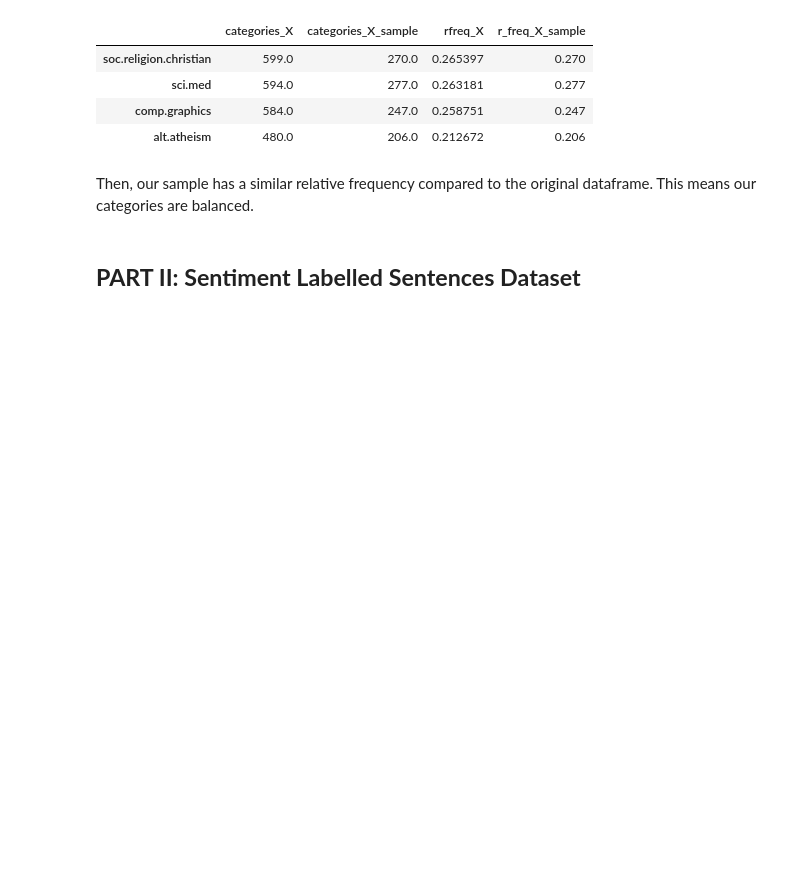
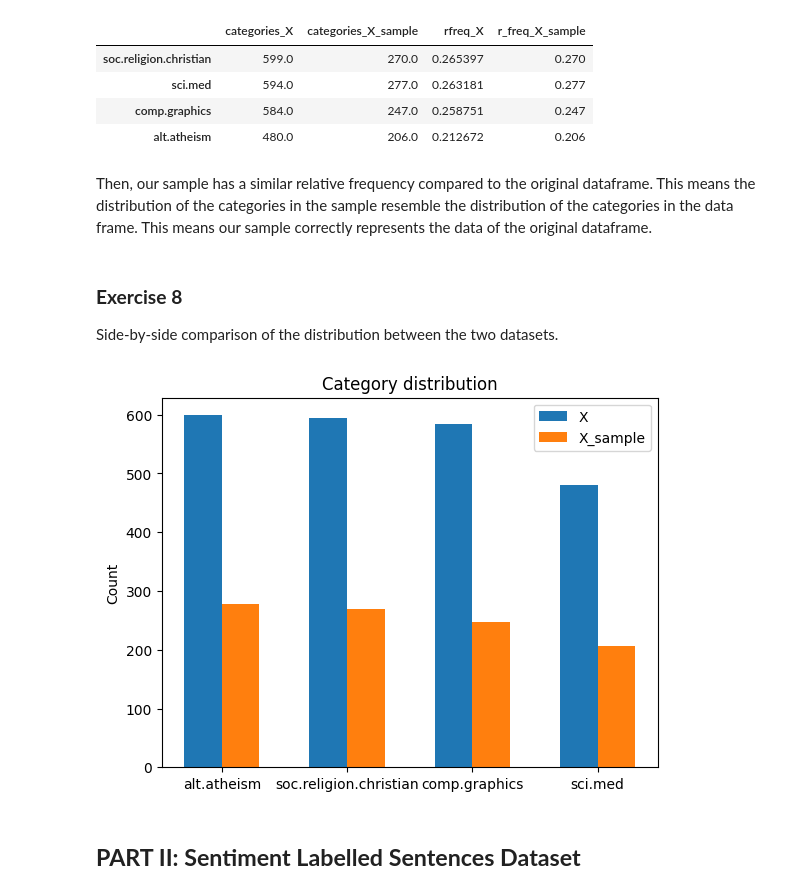
Before and after one commit to vlopez0392/DM2023-Lab1-Fork, a Jupyter notebook: Homework/DM2023_Lab1_Homework.ipynb, the cells around one changed output. Cells and saved outputs as stored; diff of their text form; code cells hidden in the pictures; blank space fills up the shorter version.

Commit message:
Solved Exercise 8

```diff
--- a/Homework/DM2023_Lab1_Homework.ipynb
+++ b/Homework/DM2023_Lab1_Homework.ipynb
@@ -170,4 +167,8 @@ x_DF.head()
 | comp.graphics | 584.0 | 247.0 | 0.258751 | 0.247 |
 | alt.atheism | 480.0 | 206.0 | 0.212672 | 0.206 |
 # %% [markdown]
-Then, our sample has a similar relative frequency compared to the original dataframe. This means our categories are balanced.
+Then, our sample has a similar relative frequency compared to the original dataframe. This means the distribution of the categories in the sample resemble the distribution of the categories in the data frame. This means our sample correctly represents the data of the original dataframe.
+# %% [markdown]
+### **Exercise 8**
+
+ Side-by-side comparison of the distribution between the two datasets.
@@ -174,3 +178,17 @@ Then, our sample has a similar relative frequency compared to the original dataf
+# %%
+X_data = [x.value_counts().values, xs.value_counts().values]
+X_axis = np.arange(len(X_data[0]));
+
+##Plot the categories
+plt.bar(X_axis - 0.15, X_data[0], 0.3, label = "X")
+plt.bar(X_axis + 0.15, X_data[1], 0.3, label = "X_sample")
+plt.xticks(X_axis, categories)
+plt.ylabel("Count")
+plt.title("Category distribution")
+plt.legend()
+plt.show()
+# %% [output]
+[figure, added]
 # %% [markdown]
 ## **PART II: Sentiment Labelled Sentences Dataset**
 # %% [markdown]
```
Also changed, not shown: parts of 2 cells of this notebook, 3 other files.
